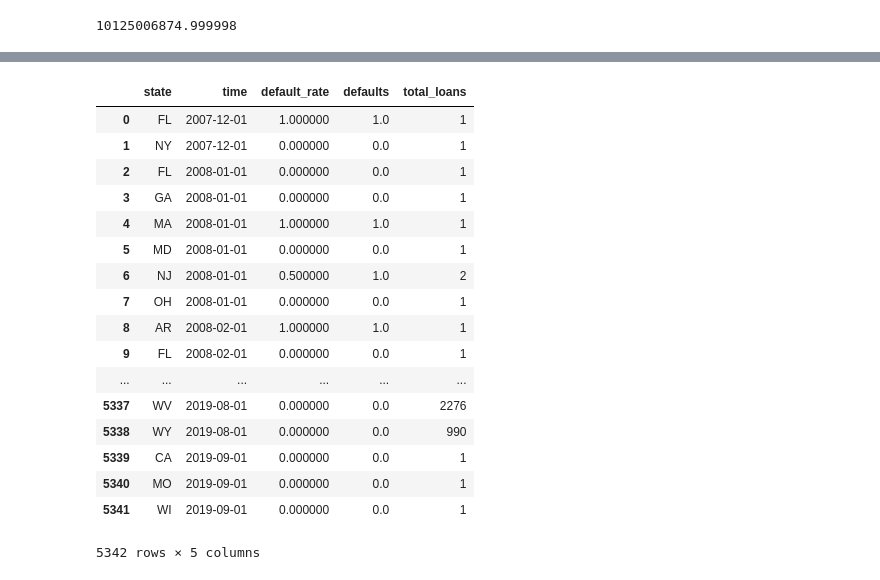
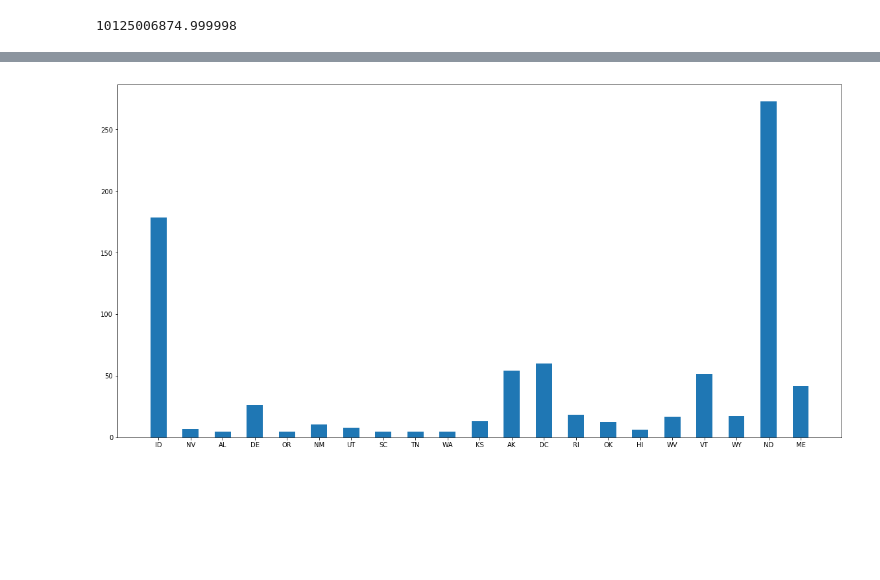
Before and after one commit to 180492sunney/risk_project, a Jupyter notebook: Risk_Project.ipynb, the cells around one changed output, grey strips where cells are left out. Saved outputs shown, nothing was run; the diff lists cells and outputs as text; code cells hidden in the pictures; blank space fills up the shorter version.

Commit message:
creating fn for regression

```diff
--- a/Risk_Project.ipynb
+++ b/Risk_Project.ipynb
@@ -279,6 +248,11 @@ def run_regression(final_df):
         X = sm.add_constant(X)
         res = sm.OLS(Y,X).fit(cov_type='HAC',cov_kwds={'maxlags':4})# using newey west erros since there seems to be some correlation in errors
         regression_results.append([st,res.params[1],res.tvalues[1],res.rsquared_adj])
-    return pd.DataFrame(regression_results,columns=['State','Coeff.','tvalue','Adj. Rsquared'])
+    result = pd.DataFrame(regression_results,columns=['State','Coeff.','tvalue','Adj. Rsquared'])
+    result_sig = result[abs(result['tvalue'])>2]
+    plt.figure(figsize=(20,10))
+    plt.bar(result_sig['State'],result_sig['Coeff.'], width=0.5)
+    plt.show()
+    return result
 # %%
 reg_results = run_regression(final_df)
@@ -430,21 +405,5 @@ reg_results_gradeAB = run_regression(final_df_grade)
-# %%
-reg_results_gradeAB
-# %% [output]
-|  | state | time | default_rate | defaults | total_loans |
-| 0 | FL | 2007-12-01 | 1.000000 | 1.0 | 1 |
-| 1 | NY | 2007-12-01 | 0.000000 | 0.0 | 1 |
-| 2 | FL | 2008-01-01 | 0.000000 | 0.0 | 1 |
-| 3 | GA | 2008-01-01 | 0.000000 | 0.0 | 1 |
-| 4 | MA | 2008-01-01 | 1.000000 | 1.0 | 1 |
-| 5 | MD | 2008-01-01 | 0.000000 | 0.0 | 1 |
-| 6 | NJ | 2008-01-01 | 0.500000 | 1.0 | 2 |
-| 7 | OH | 2008-01-01 | 0.000000 | 0.0 | 1 |
-| 8 | AR | 2008-02-01 | 1.000000 | 1.0 | 1 |
-| 9 | FL | 2008-02-01 | 0.000000 | 0.0 | 1 |
-| ... | ... | ... | ... | ... | ... |
-| 5337 | WV | 2019-08-01 | 0.000000 | 0.0 | 2276 |
-| 5338 | WY | 2019-08-01 | 0.000000 | 0.0 | 990 |
-| 5339 | CA | 2019-09-01 | 0.000000 | 0.0 | 1 |
-| 5340 | MO | 2019-09-01 | 0.000000 | 0.0 | 1 |
-| 5341 | WI | 2019-09-01 | 0.000000 | 0.0 | 1 |
-5342 rows × 5 columns
+# %%
+final_df_gradeEFG = calculate_monthly_default_rates(loan_data[loan_data['grade'].isin(['E','F','G'])])
+reg_results_gradeEFG = run_regression(final_df_gradeEFG)
+# %% [output]
+[figure, added]
```
Also changed, not shown: parts of 11 cells of this notebook.
